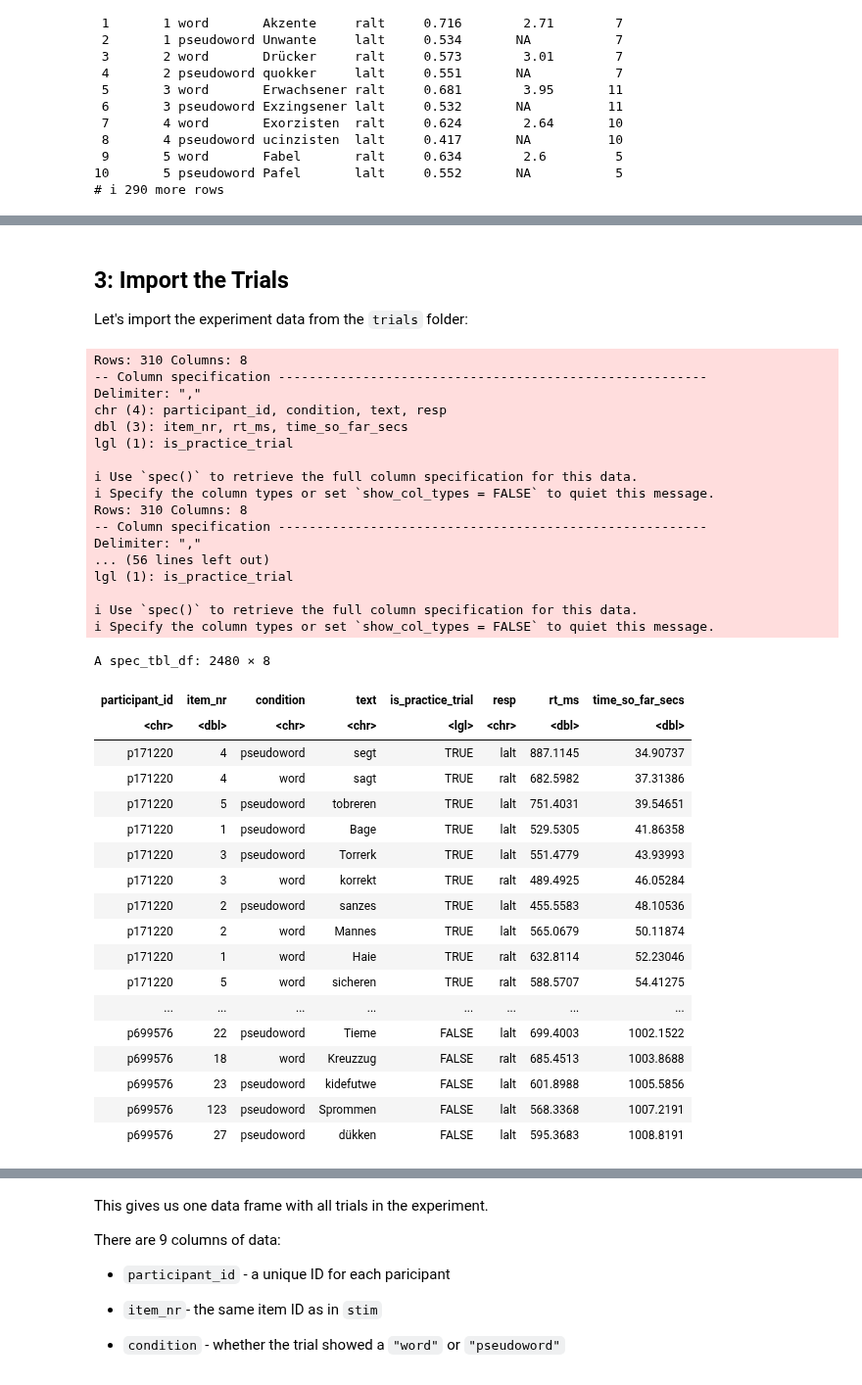
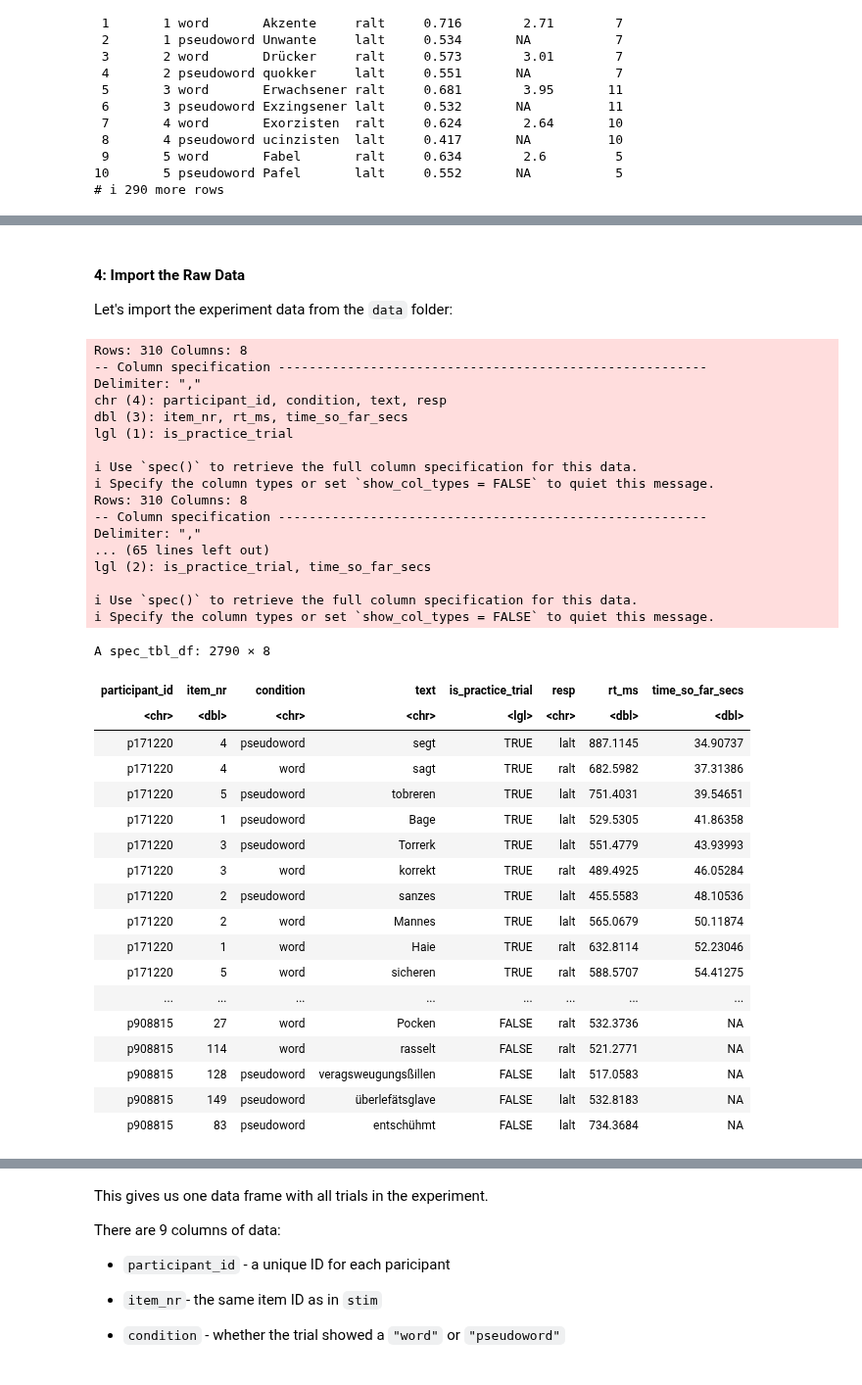
Before and after one commit to JackEdTaylor/expra-wise24, a Jupyter notebook: lecture/demo/demo_analyse.ipynb, the cells around one changed output, grey strips where cells are left out. Shown at 98% size. Cells and saved outputs as stored; diff of their text form; code cells hidden in the pictures.

```diff
--- a/lecture/demo/demo_analyse.ipynb
+++ b/lecture/demo/demo_analyse.ipynb
@@ -162,53 +164,53 @@ https://doi.org/10.1177/096372141772752))
 
 * `word_len` - number of letters in the word / pseudoword
 # %% [markdown]
-## 3: Import the Trials
+#### 4: Import the Raw Data
 
-Let's import the experiment data from the `trials` folder:
+Let's import the experiment data from the `data` folder:
 # %%
 # first, get a list of all .csv data files
-data_paths <- list.files("trials", pattern=".*\\.csv$", full.names=TRUE)
+data_paths <- list.files("data", pattern=".*\\.csv$", full.names=TRUE)
 
 # now, iterate over these with `read_csv()` to import each
-trials <- map_df(data_paths, read_csv)
+raw_data <- map_df(data_paths, read_csv)
 
 # print the contents
-trials
+raw_data
 # %% [output]
 Rows: 310 Columns: 8
 -- Column specification --------------------------------------------------------
 Delimiter: ","
 chr (4): participant_id, condition, text, resp
 dbl (3): item_nr, rt_ms, time_so_far_secs
 lgl (1): is_practice_trial
 
 i Use `spec()` to retrieve the full column specification for this data.
 i Specify the column types or set `show_col_types = FALSE` to quiet this message.
 Rows: 310 Columns: 8
 -- Column specification --------------------------------------------------------
 Delimiter: ","
-... (56 lines left out)
-lgl (1): is_practice_trial
+... (65 lines left out)
+lgl (2): is_practice_trial, time_so_far_secs
 
 i Use `spec()` to retrieve the full column specification for this data.
 i Specify the column types or set `show_col_types = FALSE` to quiet this message.
-A spec_tbl_df: 2480 × 8
+A spec_tbl_df: 2790 × 8
 | participant_id | item_nr | condition | text | is_practice_trial | resp | rt_ms | time_so_far_secs |
 | <chr> | <dbl> | <chr> | <chr> | <lgl> | <chr> | <dbl> | <dbl> |
 | p171220 | 4 | pseudoword | segt | TRUE | lalt | 887.1145 | 34.90737 |
 | p171220 | 4 | word | sagt | TRUE | ralt | 682.5982 | 37.31386 |
 | p171220 | 5 | pseudoword | tobreren | TRUE | lalt | 751.4031 | 39.54651 |
 | p171220 | 1 | pseudoword | Bage | TRUE | lalt | 529.5305 | 41.86358 |
 | p171220 | 3 | pseudoword | Torrerk | TRUE | lalt | 551.4779 | 43.93993 |
 | p171220 | 3 | word | korrekt | TRUE | ralt | 489.4925 | 46.05284 |
 | p171220 | 2 | pseudoword | sanzes | TRUE | lalt | 455.5583 | 48.10536 |
 | p171220 | 2 | word | Mannes | TRUE | lalt | 565.0679 | 50.11874 |
 | p171220 | 1 | word | Haie | TRUE | ralt | 632.8114 | 52.23046 |
 | p171220 | 5 | word | sicheren | TRUE | ralt | 588.5707 | 54.41275 |
 | ... | ... | ... | ... | ... | ... | ... | ... |
-| p699576 | 22 | pseudoword | Tieme | FALSE | lalt | 699.4003 | 1002.1522 |
-| p699576 | 18 | word | Kreuzzug | FALSE | ralt | 685.4513 | 1003.8688 |
-| p699576 | 23 | pseudoword | kidefutwe | FALSE | lalt | 601.8988 | 1005.5856 |
-| p699576 | 123 | pseudoword | Sprommen | FALSE | lalt | 568.3368 | 1007.2191 |
-| p699576 | 27 | pseudoword | dükken | FALSE | lalt | 595.3683 | 1008.8191 |
+| p908815 | 27 | word | Pocken | FALSE | ralt | 532.3736 | NA |
+| p908815 | 114 | word | rasselt | FALSE | ralt | 521.2771 | NA |
+| p908815 | 128 | pseudoword | veragsweugungsßillen | FALSE | lalt | 517.0583 | NA |
+| p908815 | 149 | pseudoword | überlefätsglave | FALSE | lalt | 532.8183 | NA |
+| p908815 | 83 | pseudoword | entschühmt | FALSE | lalt | 734.3684 | NA |
 # %%
```
Also changed, not shown: parts of 41 cells of this notebook, 12 other files.
